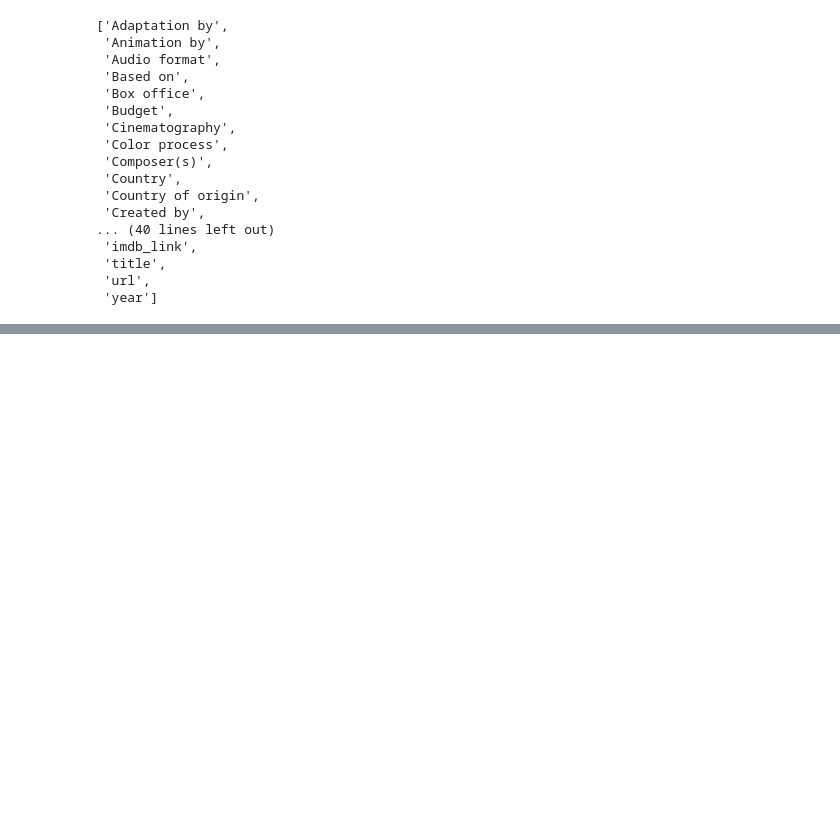
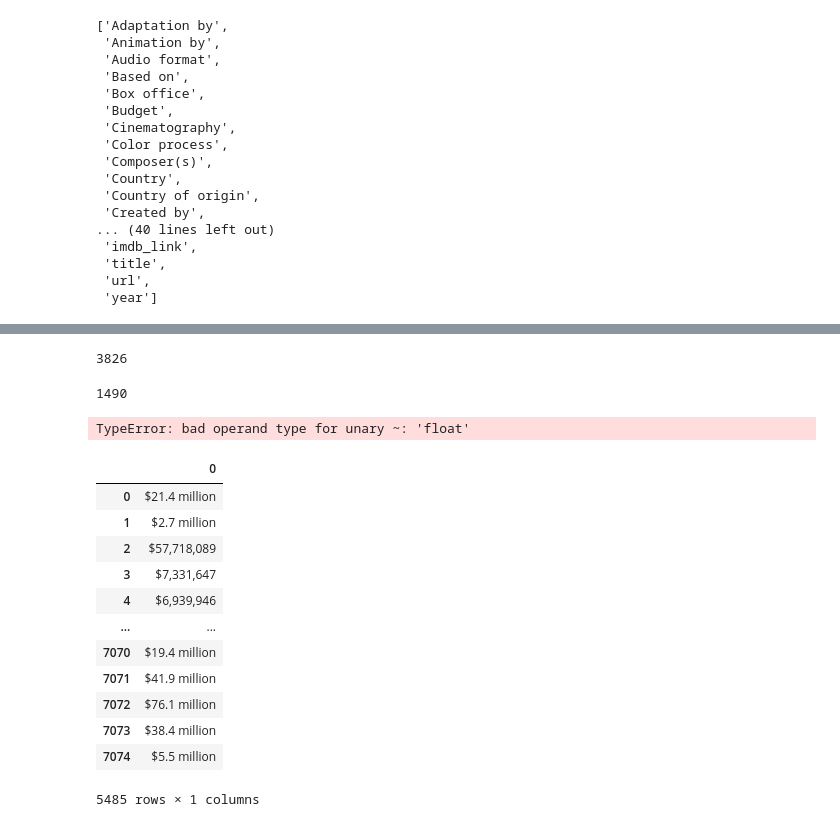
Before and after one commit to atreyee80/Movies-ETL, a Jupyter notebook: wiki_movies_data.ipynb, the cells around one changed output, grey strips where cells are left out. Drawn from its saved outputs; the diff is of its cells as text; code cells hidden in the pictures; blank space fills up the shorter version.

```diff
--- a/wiki_movies_data.ipynb
+++ b/wiki_movies_data.ipynb
@@ -286,0 +372,2 @@ sorted(wiki_movies_df.columns.tolist())
+# %%
+wiki_movies_df['imdb_id'] = wiki_movies_df['imdb_link'].str.extract(r'(tt\d{7})')
@@ -286,0 +393,5 @@ sorted(wiki_movies_df.columns.tolist())
+# %%
+#Now we can drop any duplicates of IMDb IDs by using the drop_duplicates() method.
+wiki_movies_df.drop_duplicates(subset='imdb_id', inplace=True)
+print(len(wiki_movies_df))
+wiki_movies_df.head()
@@ -286,0 +429,7 @@ sorted(wiki_movies_df.columns.tolist())
+# %%
+#list comprehension to get the null values of each columns
+#That will give us the columns that we want to keep, which we can select from our Pandas DataFrame as follows:
+
+
+wiki_columns_to_keep = [column for column in wiki_movies_df.columns if wiki_movies_df[column].isnull().sum() < len(wiki_movies_df) * 0.9]
+wiki_movies_df = wiki_movies_df[wiki_columns_to_keep]
@@ -286,0 +491,2 @@ sorted(wiki_movies_df.columns.tolist())
+# %%
+box_office = wiki_movies_df['Box office'].dropna()
@@ -286,0 +540,11 @@ sorted(wiki_movies_df.columns.tolist())
+# %%
+box_office.str.contains(form_one, flags=re.IGNORECASE).sum()
+# %% [output]
+3826
+# %%
+#Form_two
+#There are 1,544 box office values that match the form "$123,456,789."
+form_two = r'\$\d{1,3}(?:,\d{3})+'
+box_office.str.contains(form_two, flags=re.IGNORECASE).sum()
+# %% [output]
+1490
@@ -286,0 +555,23 @@ sorted(wiki_movies_df.columns.tolist())
+# %%
+#to see which values in box_office don't match either form
+box_office[~matches_form_one & ~matches_form_two]
+# %% [output]
+TypeError: bad operand type for unary ~: 'float'
+# %%
+#The f-string f'{form_one}|{form_two}' will create a regular expression that matches either form_one or form_two,
+#so we just need to put the whole thing in parentheses to create a capture group
+box_office.str.extract(f'({form_one}|{form_two})')
+# %% [output]
+|  | 0 |
+| 0 | $21.4 million |
+| 1 | $2.7 million |
+| 2 | $57,718,089 |
+| 3 | $7,331,647 |
+| 4 | $6,939,946 |
+| ... | ... |
+| 7070 | $19.4 million |
+| 7071 | $41.9 million |
+| 7072 | $76.1 million |
+| 7073 | $38.4 million |
+| 7074 | $5.5 million |
+5485 rows × 1 columns
```
Also changed, not shown: parts of 45 cells of this notebook.
